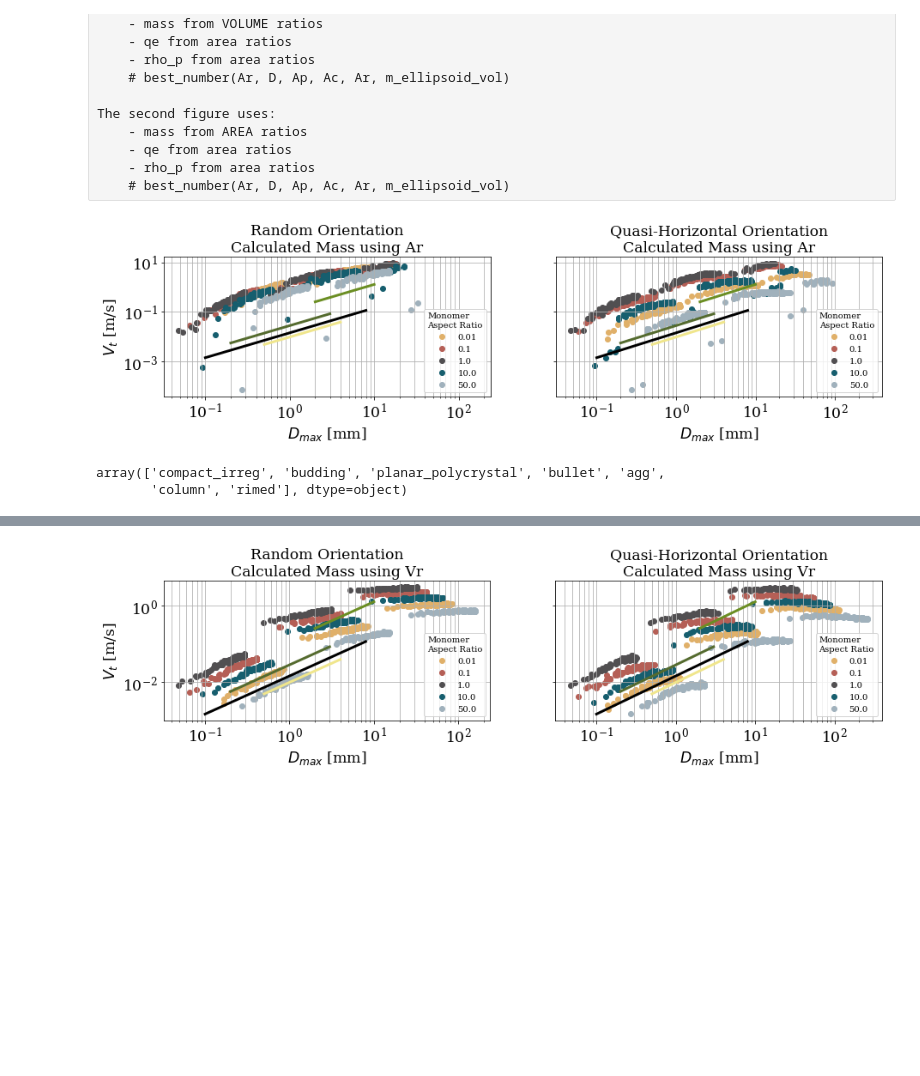
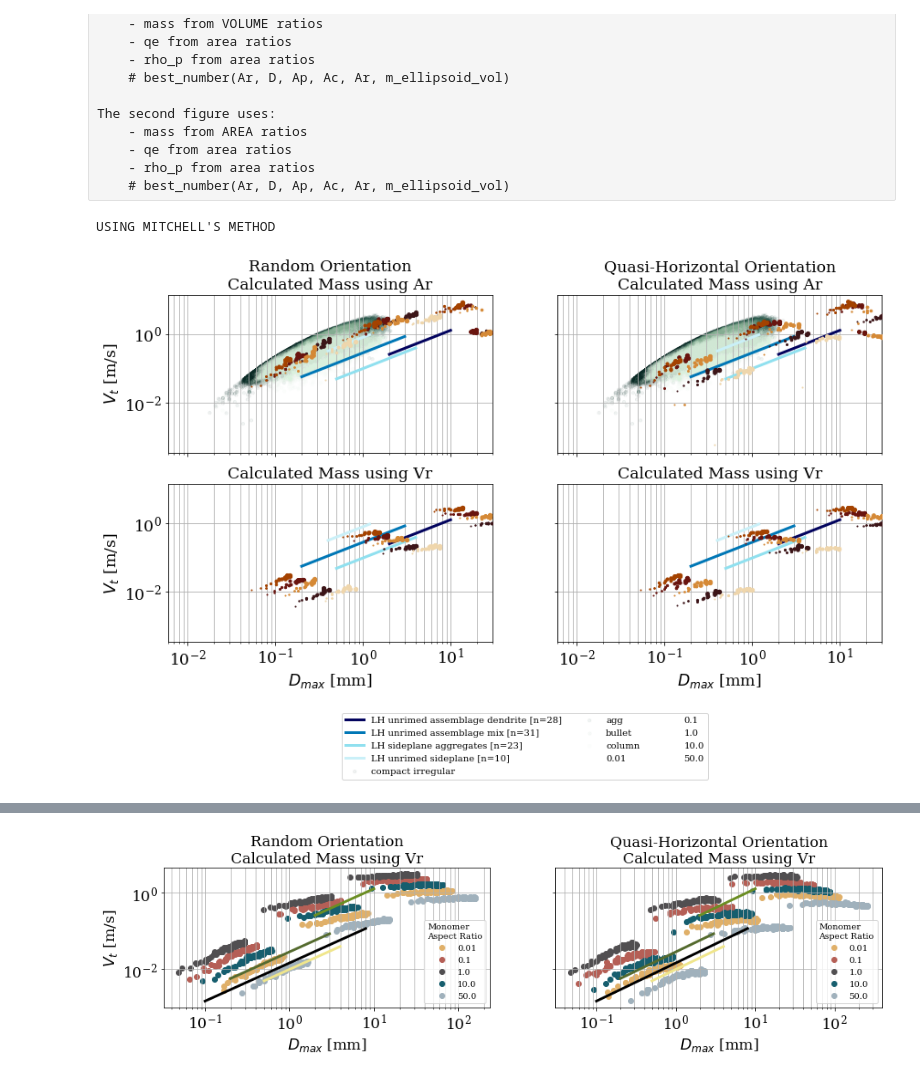
Before and after one commit to vprzybylo/IPAS, a Jupyter notebook: ipas/visualizations/m_D_relationships.ipynb, the cells around one changed output, grey strips where cells are left out. Saved outputs shown, nothing was run; the diff lists cells and outputs as text; code cells hidden in the pictures; blank space fills up the shorter version.

```diff
--- a/ipas/visualizations/m_D_relationships.ipynb
+++ b/ipas/visualizations/m_D_relationships.ipynb
@@ -165,27 +171,40 @@ The second figure uses:
     - rho_p from area ratios
     # best_number(Ar, D, Ap, Ac, Ar, m_ellipsoid_vol)
 # %%
-# convert dict keys to variables
-locals().update(result_rand)
-
 phi_idxs = [0, 1, 2, 3, 4]
 r_idxs = [0, 1, 2]
-fig, (ax1, ax2) = plt.subplots(1, 2, figsize=(15, 3), sharey=True)
+fig, ((ax1, ax2), (ax3, ax4)) = plt.subplots(2, 2, figsize=(14,7), sharey=True, sharex=True)
 
+# RANDOM ORIENTATION
+locals().update(result_rand)
 p = plot.Plots(ax1, df_CPI, agg_as, agg_bs, agg_cs, phi_idxs, r_idxs, Aps, Acs, Vps, Ves, Dmaxs)
-title = f"Random Orientation\nCalculated Mass using Ar"
 ylabel = "$V_t$ [m/s]"
-p.vt_plot(title, ylabel)
+title='Random Orientation\nCalculated Mass using Ar'
+p.vt_plot(title, ylabel, mflag = 'area', result_rand=True)
 
+# QUASI-HORIZONTAL ORIENTATION
 locals().update(result_flat)
 p = plot.Plots(ax2, df_CPI, agg_as, agg_bs, agg_cs, phi_idxs, r_idxs, Aps, Acs, Vps, Ves, Dmaxs)
 title = f"Quasi-Horizontal Orientation\nCalculated Mass using Ar"
 ylabel = " "
-p.vt_plot(title, ylabel)
+p.vt_plot(title, ylabel, mflag = 'area', result_rand=False)
+
+# RANDOM ORIENTATION
+locals().update(result_rand)
+p = plot.Plots(ax3, df_CPI, agg_as, agg_bs, agg_cs, phi_idxs, r_idxs, Aps, Acs, Vps, Ves, Dmaxs)
+ylabel = "$V_t$ [m/s]"
+title='\nCalculated Mass using Vr'
+p.vt_plot(title, ylabel,  mflag = 'vol', result_rand=True)
+
+# QUASI-HORIZONTAL ORIENTATION
+locals().update(result_flat)
+p = plot.Plots(ax4, df_CPI, agg_as, agg_bs, agg_cs, phi_idxs, r_idxs, Aps, Acs, Vps, Ves, Dmaxs)
+ylabel = " "
+title='\nCalculated Mass using Vr'
+p.vt_plot(title, ylabel, mflag = 'vol', result_rand=False)
+#plt.savefig('../plots/vt.png', bbox_inches='tight')
+
+print("USING MITCHELL'S METHOD")
 # %% [output]
+USING MITCHELL'S METHOD
-[figure, old version]
+[figure, new version]
-# %%
-df_CPI['classification'].unique()
-# %% [output]
-array(['compact_irreg', 'budding', 'planar_polycrystal', 'bullet', 'agg',
-       'column', 'rimed'], dtype=object)
```
Also changed, not shown: parts of 5 cells of this notebook, 2 other files.
